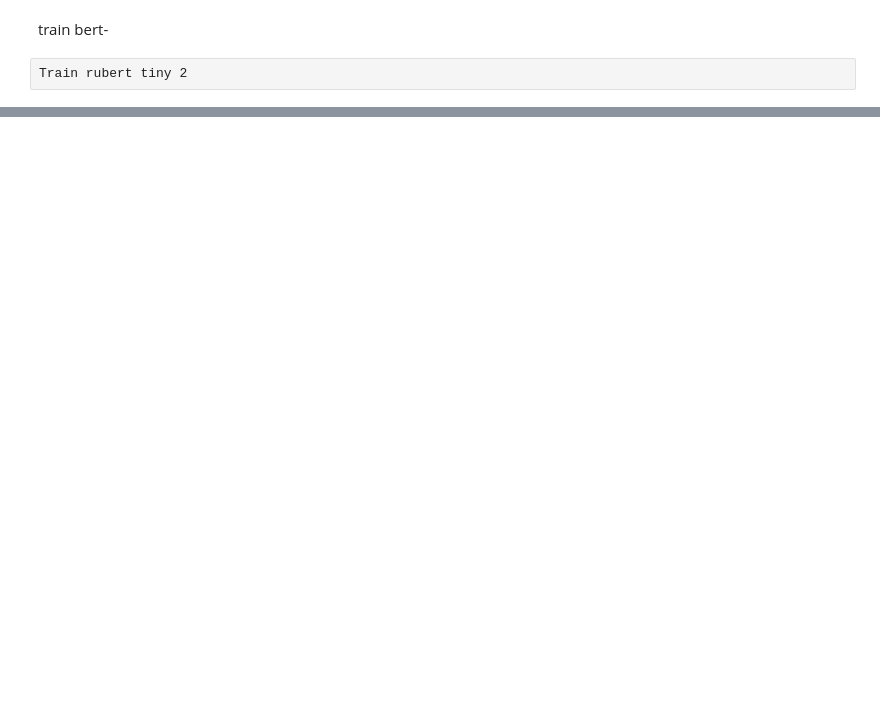
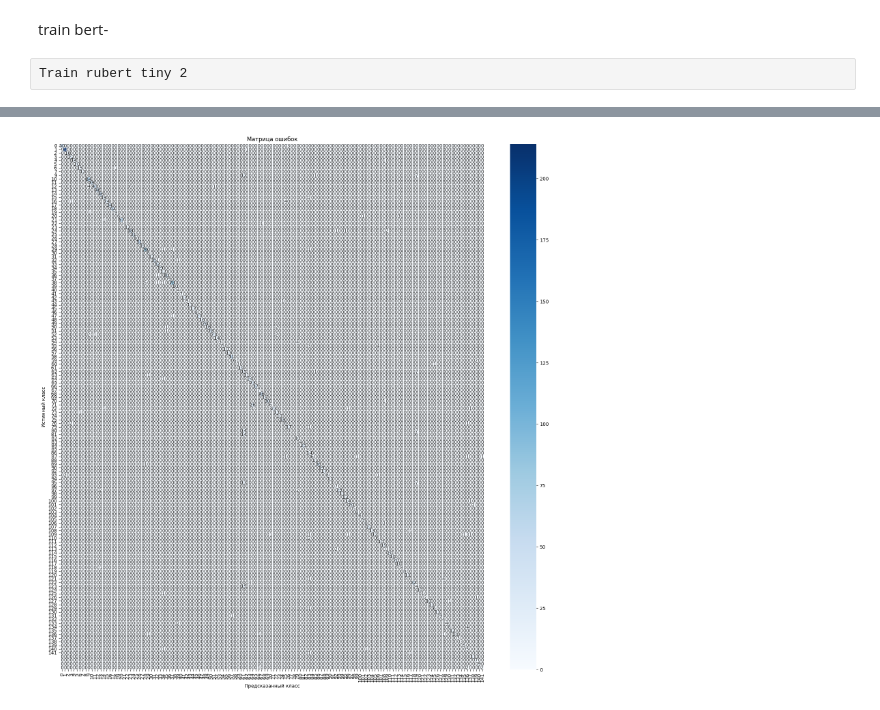
Before and after one commit to AirisFiorentini/Intent-recognition-methods-in-Russian-language-user-generated-content, a Jupyter notebook: russian-intents-dataset-university-domain.ipynb, the cells around one changed output, grey strips where cells are left out. Drawn from its saved outputs; the diff is of its cells as text; code cells hidden in the pictures; blank space fills up the shorter version.

Commit message:
Kaggle Notebook | Russian Intents dataset University Domain  | add heatmap

```diff
--- a/russian-intents-dataset-university-domain.ipynb
+++ b/russian-intents-dataset-university-domain.ipynb
@@ -310,7 +295,7 @@ from transformers import BertForSequenceClassification
 # model = BertForSequenceClassification.from_pretrained("cointegrated/rubert-tiny2")
 
 # Количество эпох
-epochs = 5
+epochs = 8
 
 # Список для хранения значений потерь на каждой эпохе
 loss_values = []
@@ -363,15 +348,15 @@ for epoch in range(epochs):
 
     print(f"Accuracy: {acc:.4f}, Recall: {rec:.4f}, F1-score: {f1:.4f}")
 
-    # Ранняя остановка по потерям на валидации
-    if avg_train_loss > best_loss:
-        print("Early stopping due to increase in validation loss")
-        break
+#     # Ранняя остановка по потерям на валидации
+#     if avg_train_loss > best_loss:
+#         print("Early stopping due to increase in validation loss")
+#         break
 
-    # Ранняя остановка по точности на валидации
-    if acc >= best_acc:
-        print("Early stopping due to reaching target accuracy")
-        break
+#     # Ранняя остановка по точности на валидации
+#     if acc >= best_acc:
+#         print("Early stopping due to reaching target accuracy")
+#         break
 
     best_loss = avg_train_loss
 
@@ -387,0 +382,19 @@ Early stopping due to increase in validation loss
+# %%
+# Предсказание на тестовых данных
+model.eval()
+predictions = []
+with torch.no_grad():
+    for batch in test_data_loader:
+        input_ids = batch["input_ids"].to(device)
+        attention_mask = batch["attention_mask"].to(device)
+
+        outputs = model(input_ids=input_ids, attention_mask=attention_mask)
+        _, preds = torch.max(outputs.logits, dim=1)
+
+        predictions.extend(preds)
+
+predicted_labels = [pred.item() for pred in predictions]
+# %%
+# Построение confusion matrix
+cm = confusion_matrix(test_labels, predicted_labels)
+print(f'Confusion Matrix: \n{cm}')
@@ -388,2 +410,12 @@ Early stopping due to increase in validation loss
+# %%
+# Визуализация матрицы ошибок с использованием seaborn
+plt.figure(figsize=(20, 20))
+sns.heatmap(cm, annot=True, fmt='d', cmap='Blues', xticklabels=set(test_labels), yticklabels=set(predicted_labels))
+plt.xlabel('Предсказанный класс')
+plt.ylabel('Истинный класс')
+plt.title('Матрица ошибок')
+plt.show()
+# %% [output]
+[figure, added]
 # %%
 # plot_loss(loss_values)
```
Also changed, not shown: parts of 5 cells of this notebook.
